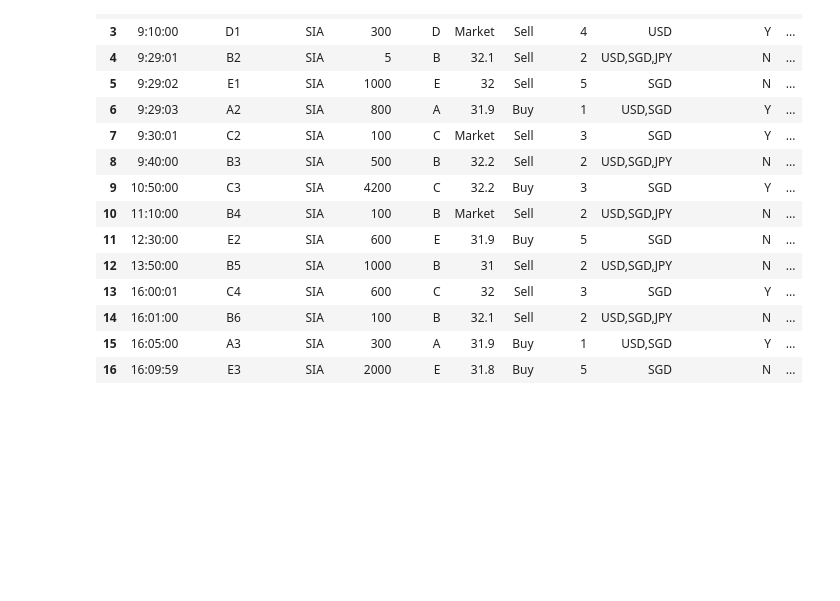
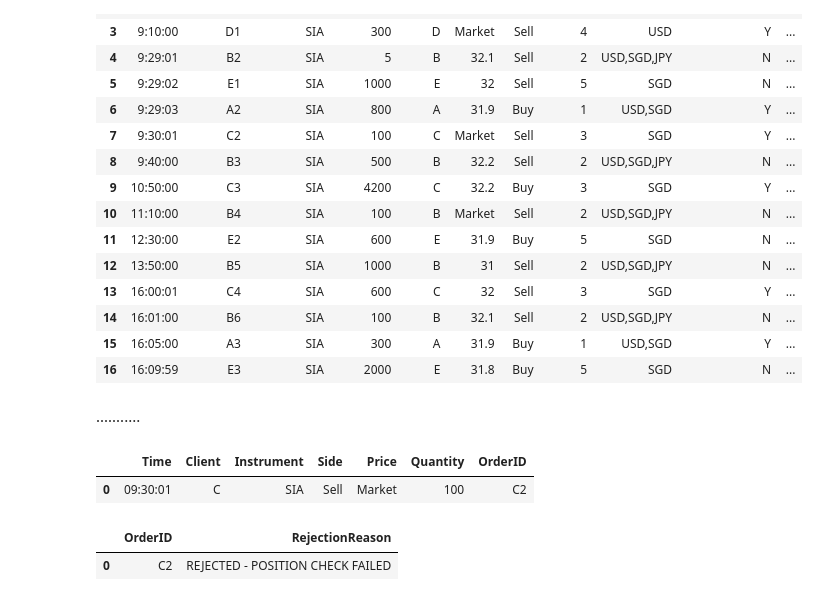
Before and after one commit to Kautharr/APAC-Grp-12, a Jupyter notebook: validate.ipynb, the cells around one changed output. Cells and saved outputs as stored; diff of their text form; code cells hidden in the pictures; blank space fills up the shorter version.

Commit message:
Add position check fo rcontinuous

```diff
--- a/validate.ipynb
+++ b/validate.ipynb
@@ -230,3 +230,40 @@ orders_df
 | 16 | 16:09:59 | E3 | SIA | 2000 | E | 31.8 | Buy | 5 | SGD | N | ... |
 # %%
 orders_df.to_csv('DataSets/intermediate-set/orders_df_after_validation.csv', index=False)
+# %% [markdown]
+...........
+# %%
+data = {
+    'Time': ['09:30:01'],
+    'Client': ['C'],
+    'Instrument': ['SIA'],
+    'Side': ['Sell'],
+    'Price': ['Market'],
+    'Quantity': [100],
+    'OrderID': ['C2']
+}
+
+new_trade = pd.DataFrame(data)
+prev_orders = pd.read_csv('DataSets/intermediate-set/previous-orders.csv')
+
+new_trade
+# %% [output]
+|  | Time | Client | Instrument | Side | Price | Quantity | OrderID |
+| 0 | 09:30:01 | C | SIA | Sell | Market | 100 | C2 |
+# %%
+import pandas as pd
+
+rejected = pd.DataFrame(columns=['OrderID', 'RejectionReason'])
+
+def validate_position_continuous(new_trade, previous_orders, rejected):
+    # global rejected
+    starting_letters = set(order[0] for order in previous_orders['SellOrder#'])
+    if not any(new_trade['Client'].iloc[0].startswith(letter) for letter in starting_letters):
+        rejected = rejected.append({'OrderID': new_trade['OrderID'].iloc[0], 'RejectionReason': 'REJECTED - POSITION CHECK FAILED'}, ignore_index=True)
+
+    return rejected
+
+validate_position_continuous(new_trade, prev_orders, rejected)
+# %% [output]
+|  | OrderID | RejectionReason |
+| 0 | C2 | REJECTED - POSITION CHECK FAILED |
```
Also changed, not shown: 2 other files.
